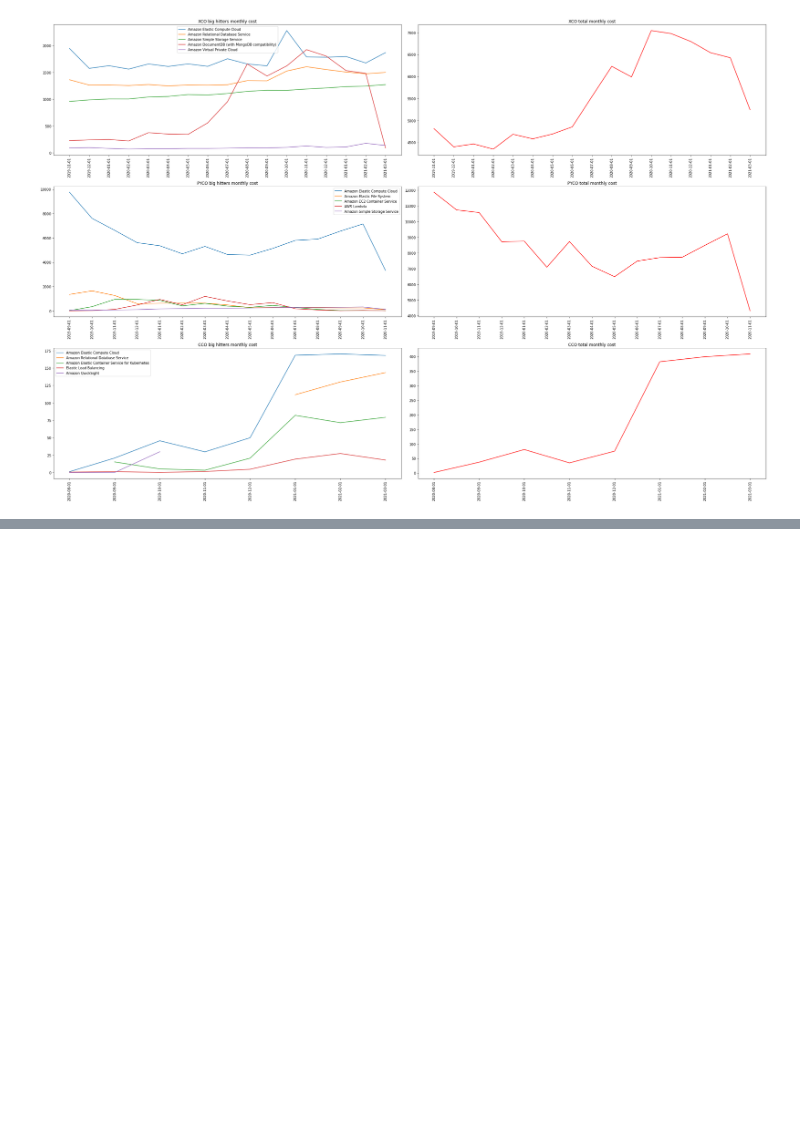
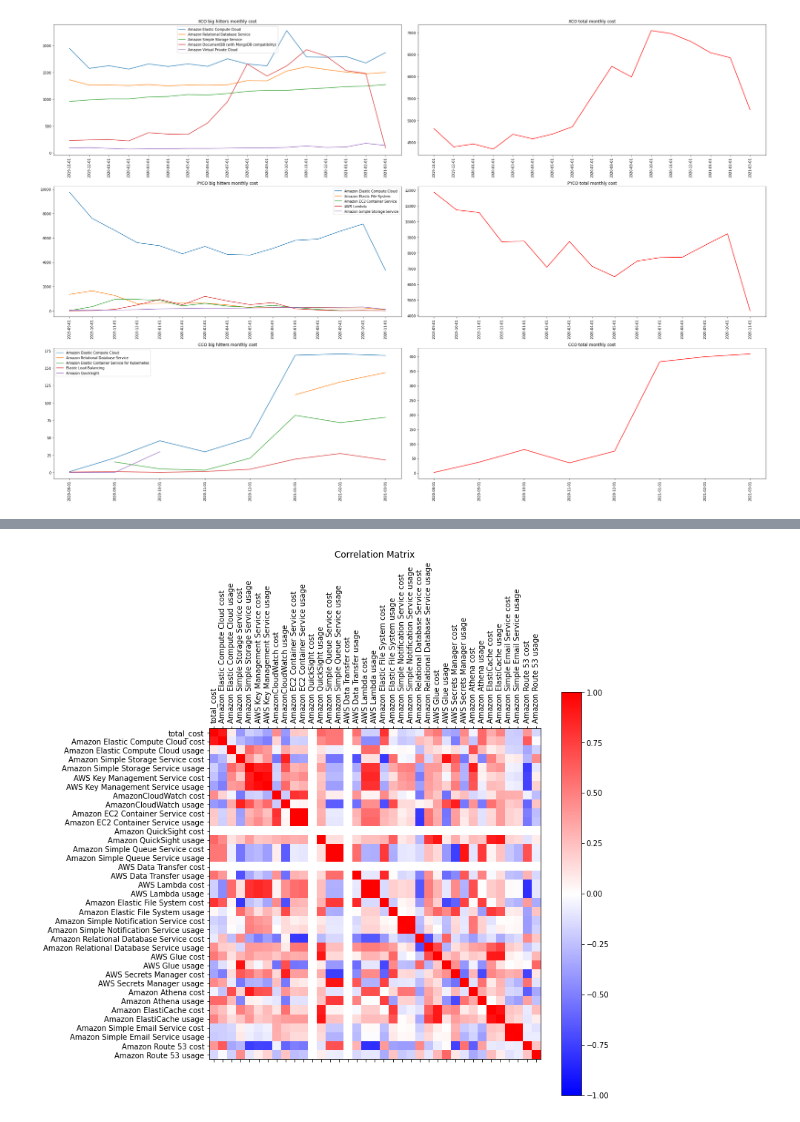
Before and after one commit to texasfight/ME379M_Hackathon, a Jupyter notebook: Master_Notebook.ipynb, the cells around one changed output, grey strips where cells are left out. Saved outputs shown, nothing was run; the diff lists cells and outputs as text; code cells hidden in the pictures; blank space fills up the shorter version.

```diff
--- a/Master_Notebook.ipynb
+++ b/Master_Notebook.ipynb
@@ -242,0 +322,6 @@ plot_n_hitters_bycorp(5)
+# %%
+dfPYCO_processed = process_dataframe(dfPYCO, fillna=False)
+# PYCO Correlation Matrix
+plot_corr(dfPYCO_processed.dropna(axis=1))
+# %% [output]
+[figure, added]
```
Also changed, not shown: parts of 40 cells of this notebook, 7 other files.
